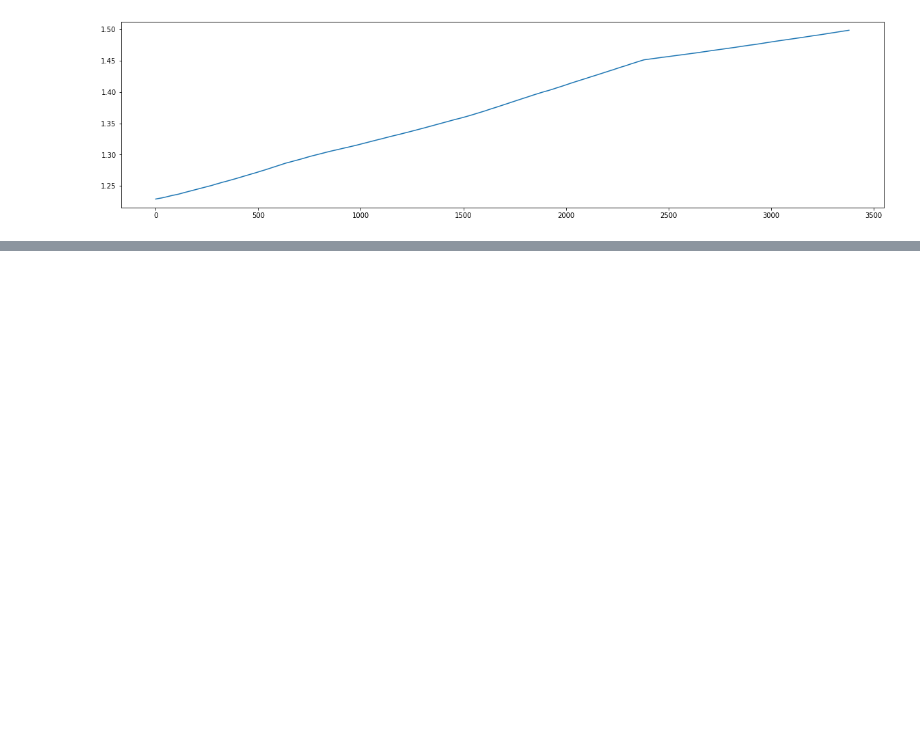
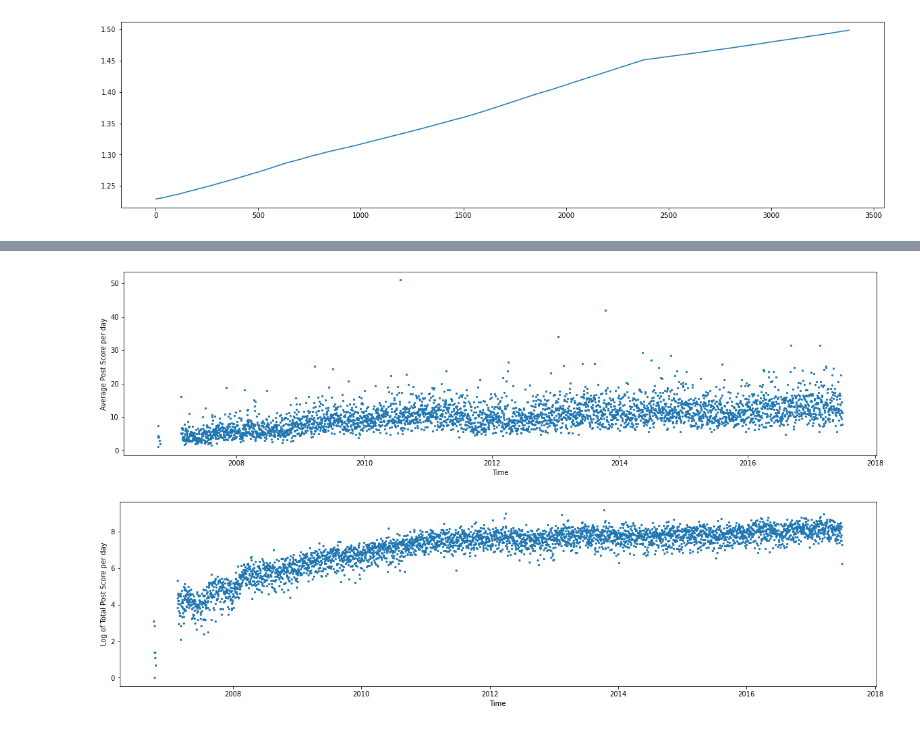
Before and after one commit to Zaidek/Part-II-Disertation, a Jupyter notebook: ptIIproj.ipynb, the cells around one changed output, grey strips where cells are left out. Cells and saved outputs as stored; diff of their text form; code cells hidden in the pictures; blank space fills up the shorter version.

Commit message:
Created graphs for score over time

```diff
--- a/ptIIproj.ipynb
+++ b/ptIIproj.ipynb
@@ -106,3 +91,12 @@ plt.plot(np.arange(len(groups)), groups)
 plt.show()
 # %% [output]
 [figure]
+# %%
+times = d2["time"].copy()
+
+for i in range(0, len(times)):
+    if times[i] > 0:
+        times[i] = datetime.datetime.fromtimestamp(times[i])
+data_with_dates = d2.copy()
+data_with_dates["time"] = times
+data_with_dates
@@ -108,0 +105,7 @@ plt.show()
+# %%
+grouped_by_dates = data_with_dates[["time", "score"]]
+resampled_dates_on_day = grouped_by_dates.resample('D', on ="time")
+avg_score_per_day = resampled_dates_on_day.mean()
+total_score_per_day = resampled_dates_on_day.sum()
+print(avg_score_per_day)
+print(total_score_per_day)
@@ -108,0 +146,18 @@ plt.show()
+# %%
+avg_score_per_day = avg_score_per_day.dropna()
+total_score_per_day = total_score_per_day.dropna()
+
+plt.figure(figsize = (20, 5))
+plt.scatter(avg_score_per_day["score"].keys(), avg_score_per_day["score"], s = 5)
+plt.xlabel("Time")
+plt.ylabel("Average Post Score per day")
+plt.show()
+
+plt.figure(figsize = (20, 5))
+plt.scatter(total_score_per_day["score"].keys(), np.log(total_score_per_day["score"]), s = 5)
+plt.xlabel("Time")
+plt.ylabel("Log of Total Post Score per day")
+plt.show()
+# %% [output]
+[figure, added]
+[figure, added]
```
Also changed, not shown: parts of 8 cells of this notebook.
